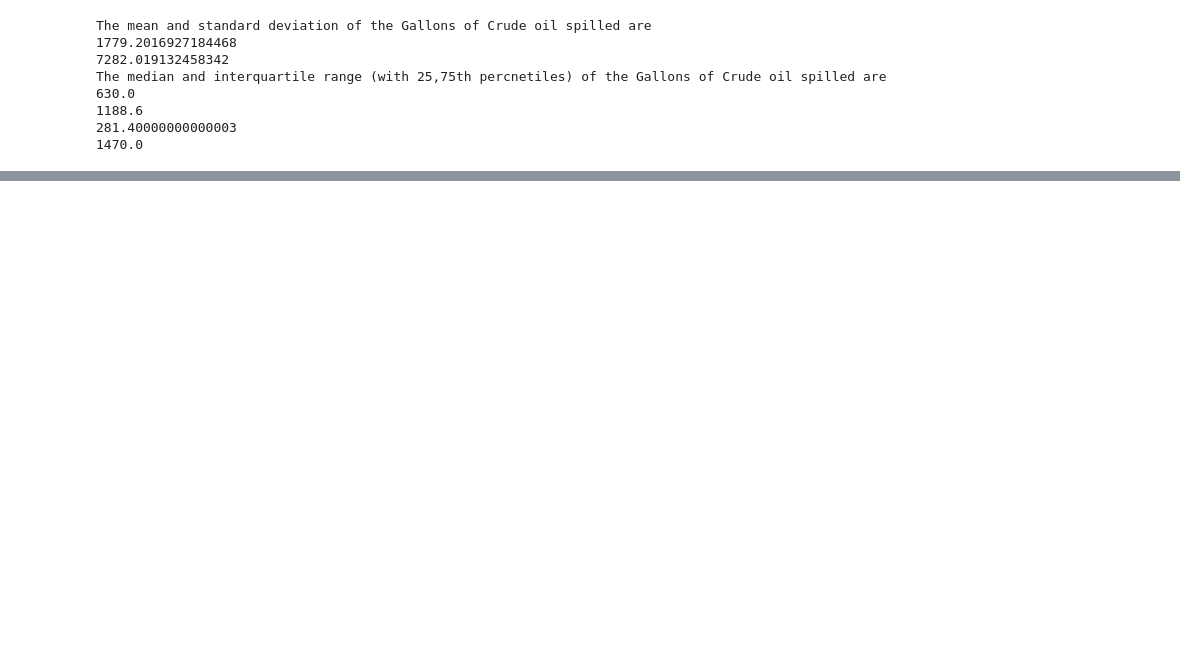
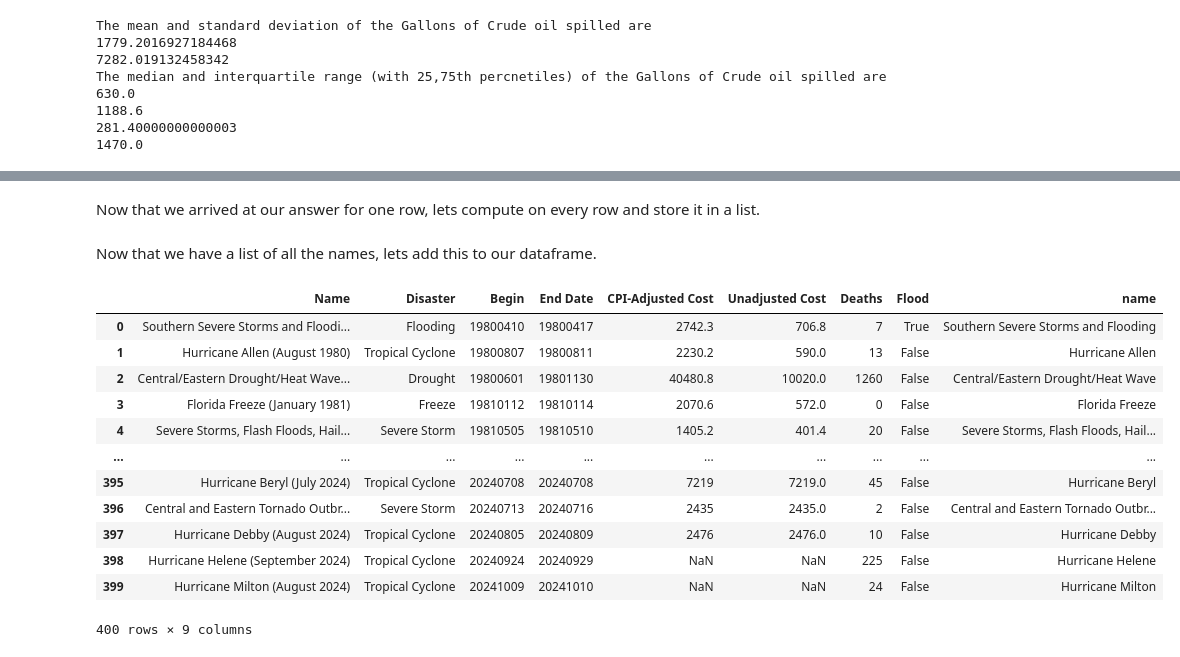
Before and after one commit to computationalUncertaintyLab/dexp_book, a Jupyter notebook: EDA_01.ipynb, the cells around one changed output, grey strips where cells are left out. Drawn from its saved outputs; the diff is of its cells as text; code cells hidden in the pictures; blank space fills up the shorter version.

```diff
--- a/EDA_01.ipynb
+++ b/EDA_01.ipynb
@@ -287,0 +914,10 @@ The median and interquartile range (with 25,75th percnetiles) of the Gallons of
+# %%
+for index, row in disasters.iterrows():
+    #<---------code to operate on each row>
+    break #<-- not needed, only to illustrate what is returned from iterrows()
+
+print("Index------")
+print(index)
+
+print("Row--------")
+print(row)
@@ -287,0 +952,31 @@ The median and interquartile range (with 25,75th percnetiles) of the Gallons of
+# %%
+name,parenthetical = row.Name.split("(")
+name = name.strip() #<--this command removes any white space before or after a string
+# %% [markdown]
+Now that we arrived at our answer for one row, lets compute on every row and store it in a list.
+# %%
+names = [] #empty list
+for index, row in disasters.iterrows():
+    name,parenthetical = row.Name.split("(")
+    name = name.strip()
+    names.append(name)
+# %% [markdown]
+Now that we have a list of all the names, lets add this to our dataframe.
+# %%
+disasters["name"] = names
+# %%
+disasters
+# %% [output]
+|  | Name | Disaster | Begin | End Date | CPI-Adjusted Cost | Unadjusted Cost | Deaths | Flood | name |
+| 0 | Southern Severe Storms and Floodi... | Flooding | 19800410 | 19800417 | 2742.3 | 706.8 | 7 | True | Southern Severe Storms and Flooding |
+| 1 | Hurricane Allen (August 1980) | Tropical Cyclone | 19800807 | 19800811 | 2230.2 | 590.0 | 13 | False | Hurricane Allen |
+| 2 | Central/Eastern Drought/Heat Wave... | Drought | 19800601 | 19801130 | 40480.8 | 10020.0 | 1260 | False | Central/Eastern Drought/Heat Wave |
+| 3 | Florida Freeze (January 1981) | Freeze | 19810112 | 19810114 | 2070.6 | 572.0 | 0 | False | Florida Freeze |
+| 4 | Severe Storms, Flash Floods, Hail... | Severe Storm | 19810505 | 19810510 | 1405.2 | 401.4 | 20 | False | Severe Storms, Flash Floods, Hail... |
+| ... | ... | ... | ... | ... | ... | ... | ... | ... | ... |
+| 395 | Hurricane Beryl (July 2024) | Tropical Cyclone | 20240708 | 20240708 | 7219 | 7219.0 | 45 | False | Hurricane Beryl |
+| 396 | Central and Eastern Tornado Outbr... | Severe Storm | 20240713 | 20240716 | 2435 | 2435.0 | 2 | False | Central and Eastern Tornado Outbr... |
+| 397 | Hurricane Debby (August 2024) | Tropical Cyclone | 20240805 | 20240809 | 2476 | 2476.0 | 10 | False | Hurricane Debby |
+| 398 | Hurricane Helene (September 2024) | Tropical Cyclone | 20240924 | 20240929 | NaN | NaN | 225 | False | Hurricane Helene |
+| 399 | Hurricane Milton (August 2024) | Tropical Cyclone | 20241009 | 20241010 | NaN | NaN | 24 | False | Hurricane Milton |
+400 rows × 9 columns
```
Also changed, not shown: parts of 66 cells of this notebook, 1 other file.
